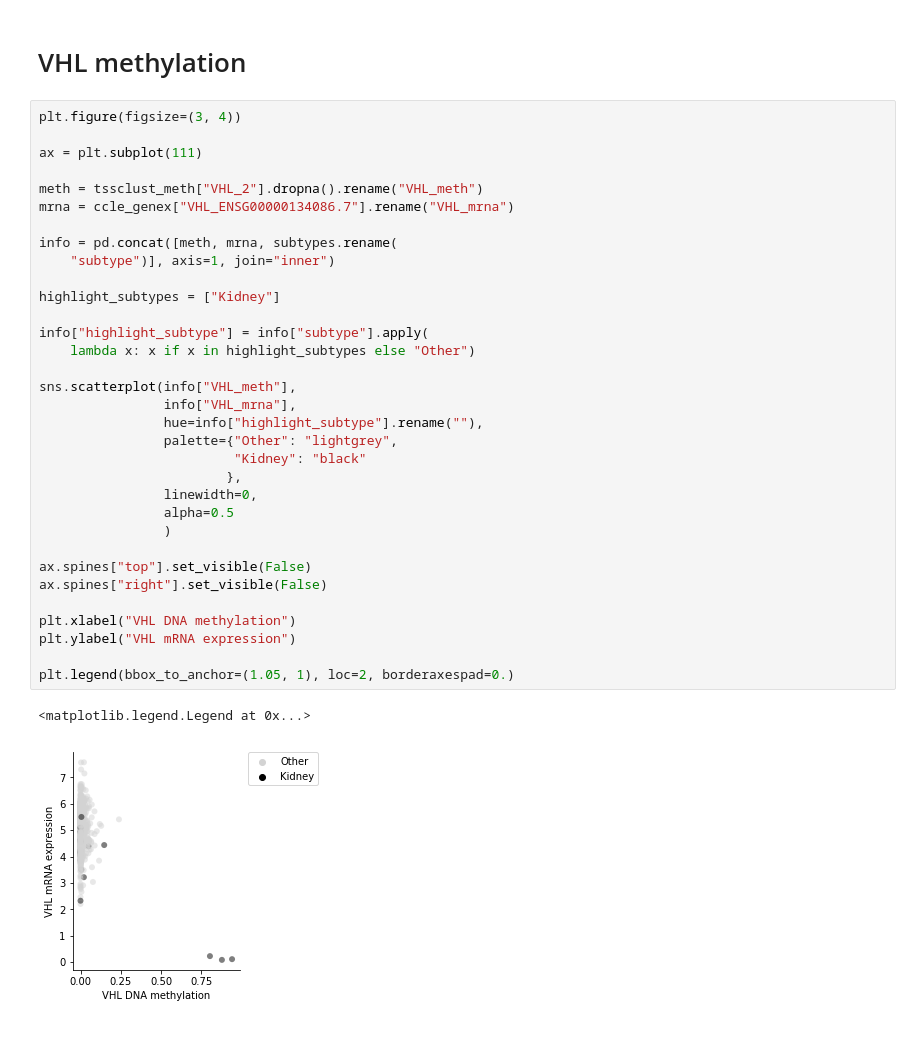
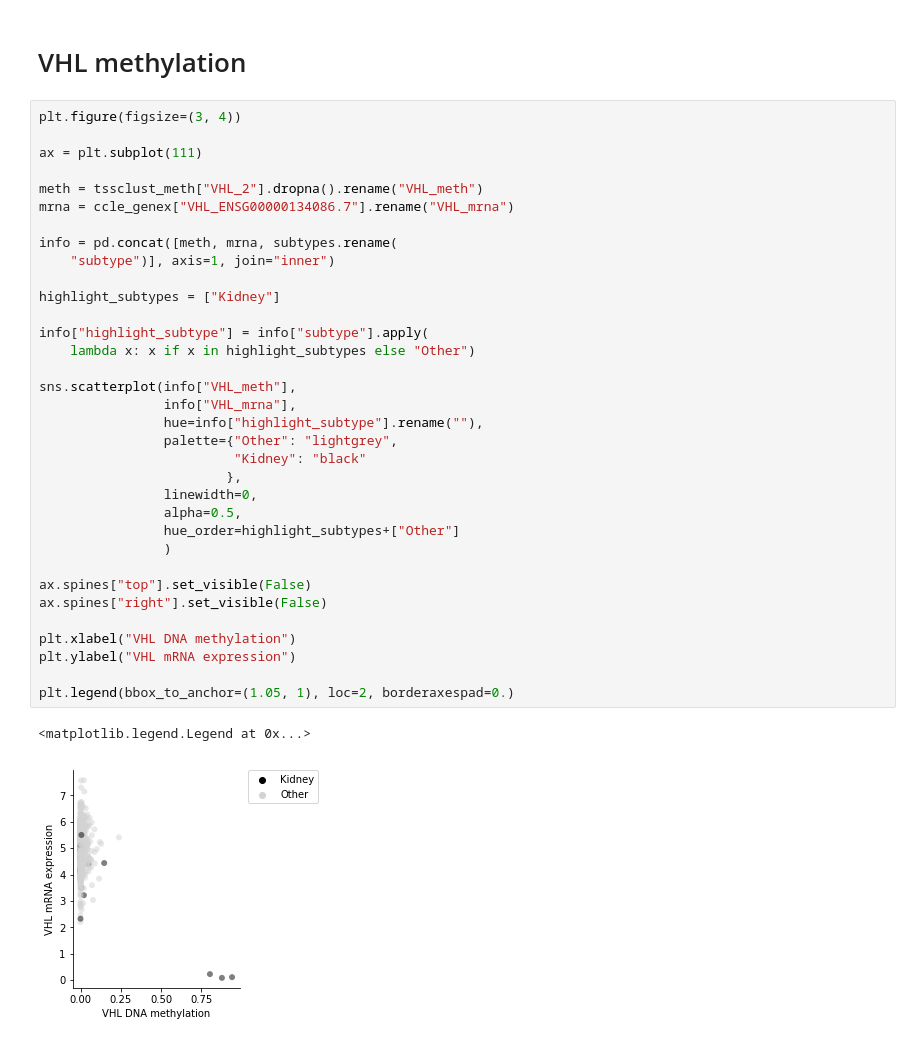
Before and after one commit to kevinhu/ccle-2019-analysis, a Jupyter notebook: notebooks/figure2_methylation-dependencies.ipynb, the cells around one changed output. Cells and saved outputs as stored; diff of their text form.

```diff
--- a/notebooks/figure2_methylation-dependencies.ipynb
+++ b/notebooks/figure2_methylation-dependencies.ipynb
@@ -519,32 +535,33 @@ ax = plt.subplot(111)
 
 meth = tssclust_meth["VHL_2"].dropna().rename("VHL_meth")
 mrna = ccle_genex["VHL_ENSG00000134086.7"].rename("VHL_mrna")
 
 info = pd.concat([meth, mrna, subtypes.rename(
     "subtype")], axis=1, join="inner")
 
 highlight_subtypes = ["Kidney"]
 
 info["highlight_subtype"] = info["subtype"].apply(
     lambda x: x if x in highlight_subtypes else "Other")
 
 sns.scatterplot(info["VHL_meth"],
                 info["VHL_mrna"],
                 hue=info["highlight_subtype"].rename(""),
                 palette={"Other": "lightgrey",
                          "Kidney": "black"
                         },
                 linewidth=0,
-                alpha=0.5
+                alpha=0.5,
+                hue_order=highlight_subtypes+["Other"]
                 )
 
 ax.spines["top"].set_visible(False)
 ax.spines["right"].set_visible(False)
 
 plt.xlabel("VHL DNA methylation")
 plt.ylabel("VHL mRNA expression")
 
 plt.legend(bbox_to_anchor=(1.05, 1), loc=2, borderaxespad=0.)
 # %% [output]
 <matplotlib.legend.Legend at 0x...>
-[figure, old version]
+[figure, new version]
```
Also changed, not shown: parts of 9 cells of this notebook.
